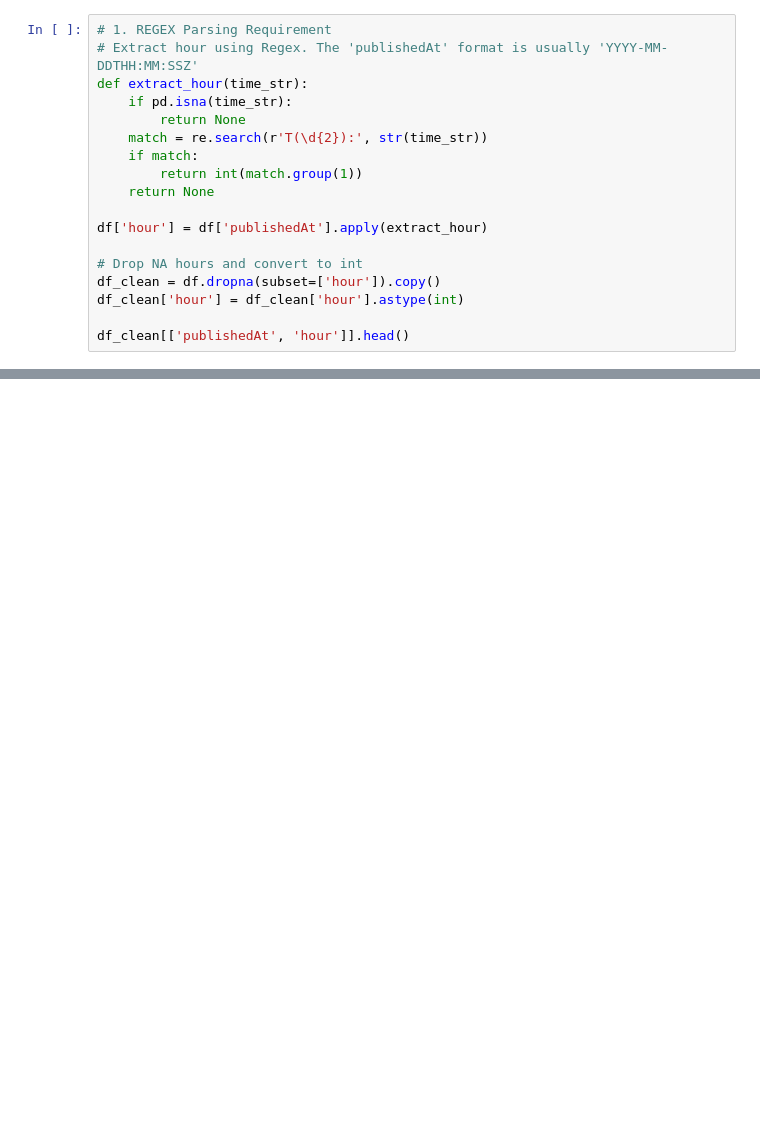
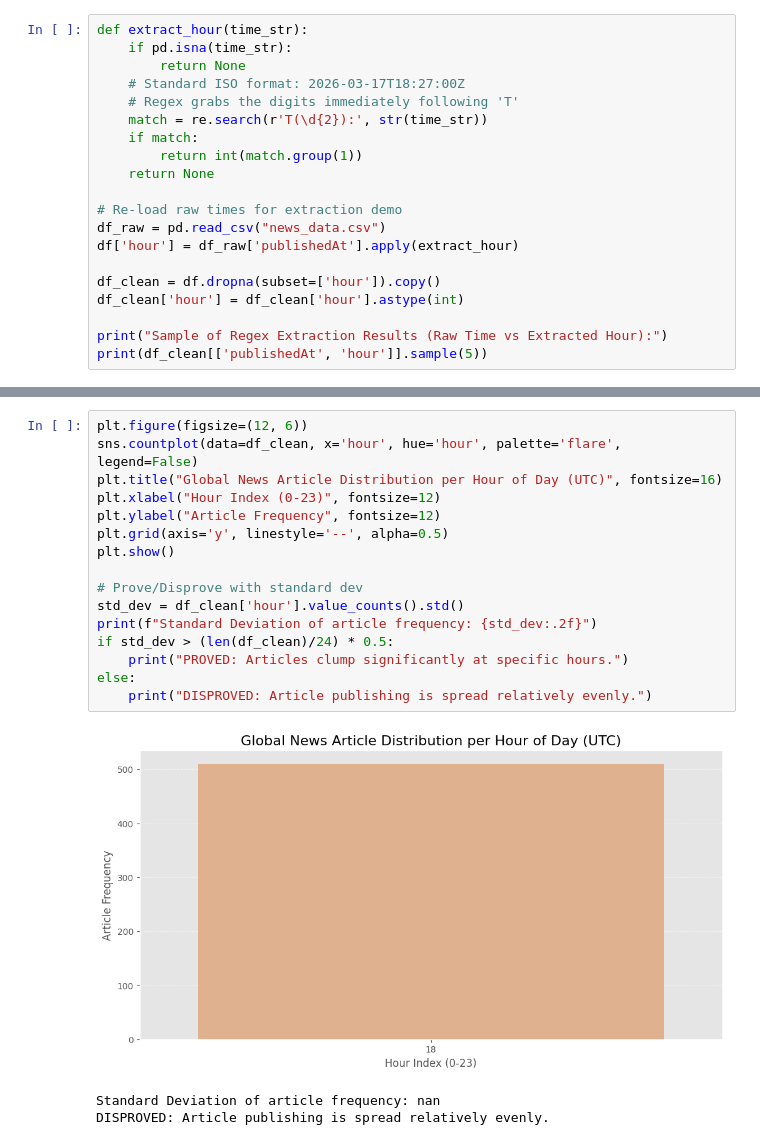
Before and after one commit to tilahungoito/TrainingDataScience-tomasmore, a Jupyter notebook: news_project/pandas_analysis.ipynb, the cells around one changed output, grey strips where cells are left out. Saved outputs shown, nothing was run; the diff lists cells and outputs as text; blank space fills up the shorter version.

```diff
--- a/news_project/pandas_analysis.ipynb
+++ b/news_project/pandas_analysis.ipynb
@@ -22,19 +30,21 @@ df.head()
 # %%
-# 1. REGEX Parsing Requirement
-# Extract hour using Regex. The 'publishedAt' format is usually 'YYYY-MM-DDTHH:MM:SSZ'
 def extract_hour(time_str):
     if pd.isna(time_str):
         return None
+    # Standard ISO format: 2026-03-17T18:27:00Z
+    # Regex grabs the digits immediately following 'T'
     match = re.search(r'T(\d{2}):', str(time_str))
     if match:
         return int(match.group(1))
     return None
 
-df['hour'] = df['publishedAt'].apply(extract_hour)
+# Re-load raw times for extraction demo
+df_raw = pd.read_csv("news_data.csv")
+df['hour'] = df_raw['publishedAt'].apply(extract_hour)
 
-# Drop NA hours and convert to int
 df_clean = df.dropna(subset=['hour']).copy()
 df_clean['hour'] = df_clean['hour'].astype(int)
 
-df_clean[['publishedAt', 'hour']].head()
+print("Sample of Regex Extraction Results (Raw Time vs Extracted Hour):")
+print(df_clean[['publishedAt', 'hour']].sample(5))
 # %% [output]
@@ -64,0 +64,20 @@ Conclusion: Based on the graph above, we can determine whether news publication
+# %%
+plt.figure(figsize=(12, 6))
+sns.countplot(data=df_clean, x='hour', hue='hour', palette='flare', legend=False)
+plt.title("Global News Article Distribution per Hour of Day (UTC)", fontsize=16)
+plt.xlabel("Hour Index (0-23)", fontsize=12)
+plt.ylabel("Article Frequency", fontsize=12)
+plt.grid(axis='y', linestyle='--', alpha=0.5)
+plt.show()
+
+# Prove/Disprove with standard dev
+std_dev = df_clean['hour'].value_counts().std()
+print(f"Standard Deviation of article frequency: {std_dev:.2f}")
+if std_dev > (len(df_clean)/24) * 0.5:
+    print("PROVED: Articles clump significantly at specific hours.")
+else:
+    print("DISPROVED: Article publishing is spread relatively evenly.")
+# %% [output]
+[figure, added]
+Standard Deviation of article frequency: nan
+DISPROVED: Article publishing is spread relatively evenly.
```
Also changed, not shown: parts of 18 cells of this notebook, 3 other files.
